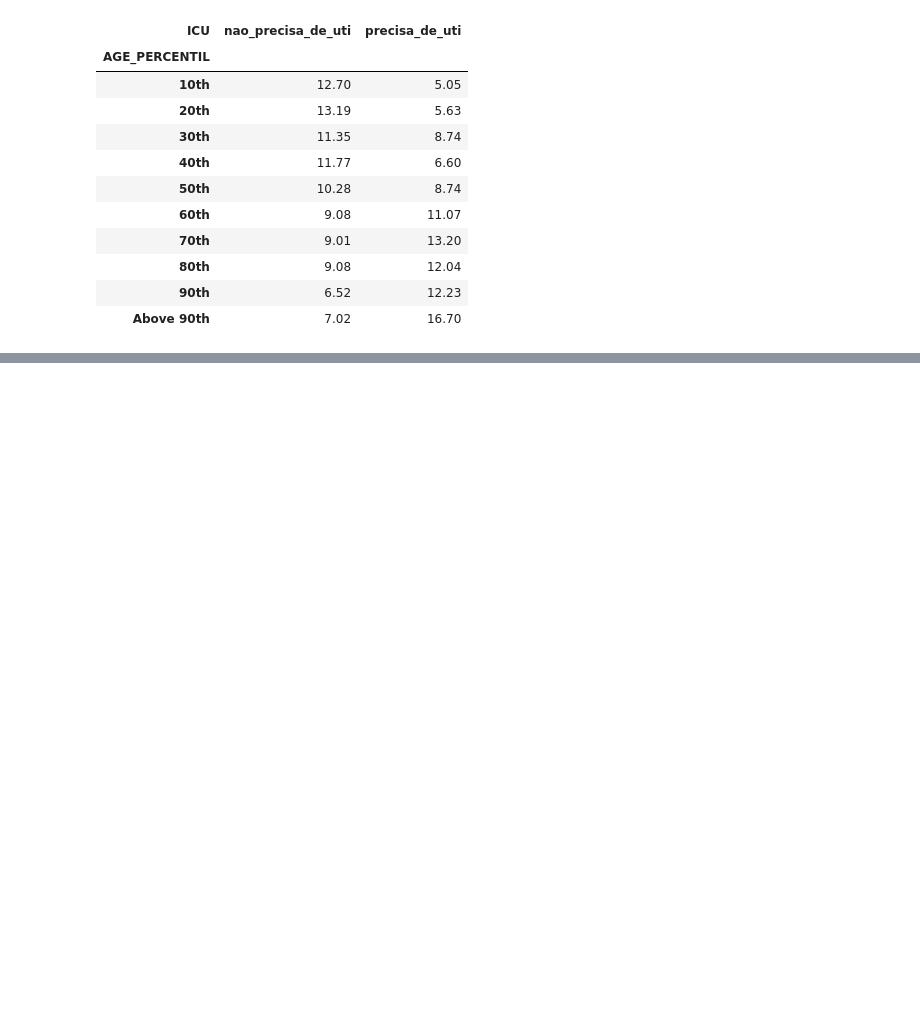
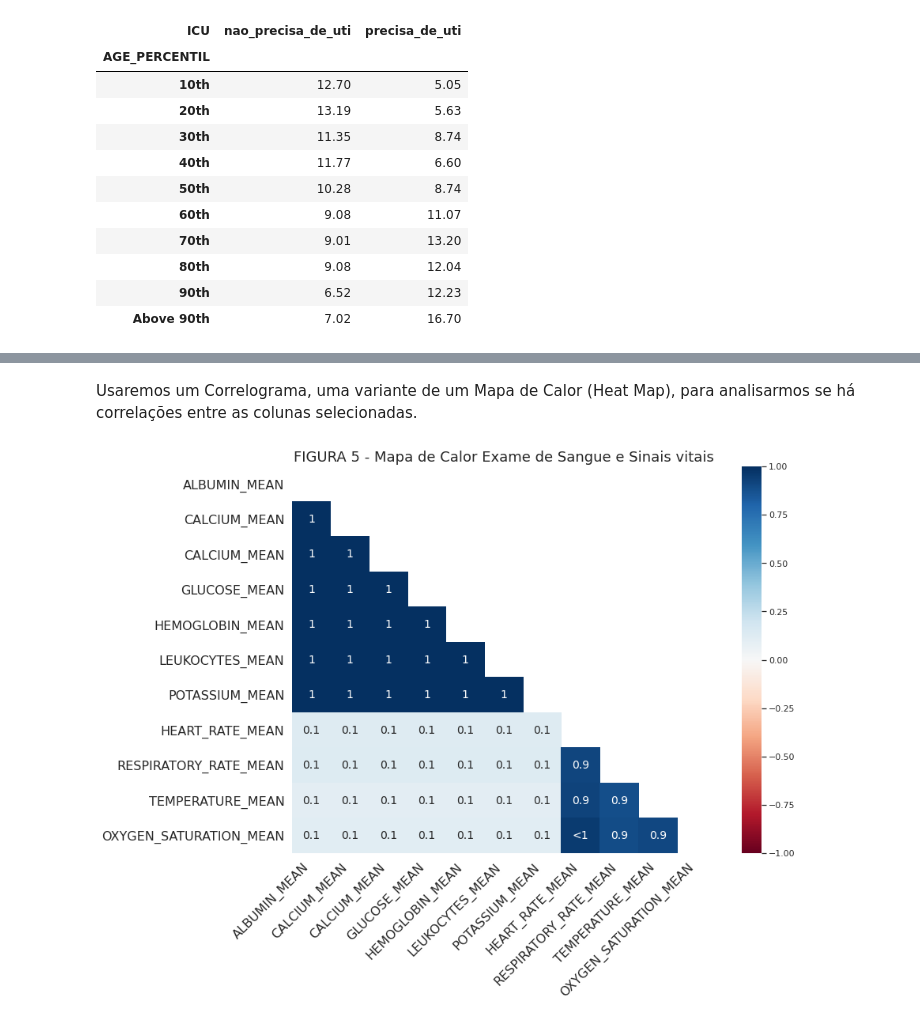
Before and after one commit to MatheusOrange211/Sirio_Libanes_ICU_Prediction, a Jupyter notebook: Visualizando_os_dados_Sirio_Libanes.ipynb, the cells around one changed output, grey strips where cells are left out. Drawn from its saved outputs; the diff is of its cells as text; code cells hidden in the pictures; blank space fills up the shorter version.

```diff
--- a/Visualizando_os_dados_Sirio_Libanes.ipynb
+++ b/Visualizando_os_dados_Sirio_Libanes.ipynb
@@ -295,0 +385,4 @@ crosstab_data(dados['AGE_PERCENTIL'],dados['ICU'],normal='columns',dicio2=titulo
+# %%
+dados_sanguineos_respiracao = dados[['ALBUMIN_MEAN','CALCIUM_MEAN','CALCIUM_MEAN','GLUCOSE_MEAN','HEMOGLOBIN_MEAN',
+      'LEUKOCYTES_MEAN','POTASSIUM_MEAN','HEART_RATE_MEAN','RESPIRATORY_RATE_MEAN',
+      'TEMPERATURE_MEAN','OXYGEN_SATURATION_MEAN','ICU']]
@@ -295,0 +407,8 @@ crosstab_data(dados['AGE_PERCENTIL'],dados['ICU'],normal='columns',dicio2=titulo
+# %% [markdown]
+Usaremos um Correlograma, uma variante de um Mapa de Calor (Heat Map), para analisarmos se há correlações entre as colunas selecionadas.
+# %%
+grafico_sang_resp = msno.heatmap(dados_sanguineos_respiracao,figsize=(12,9))
+plt.title("FIGURA 5 - Mapa de Calor Exame de Sangue e Sinais vitais",size=18)
+grafico_sang_resp.get_figure();
+# %% [output]
+[figure, added]
```
Also changed, not shown: parts of 31 cells of this notebook.
